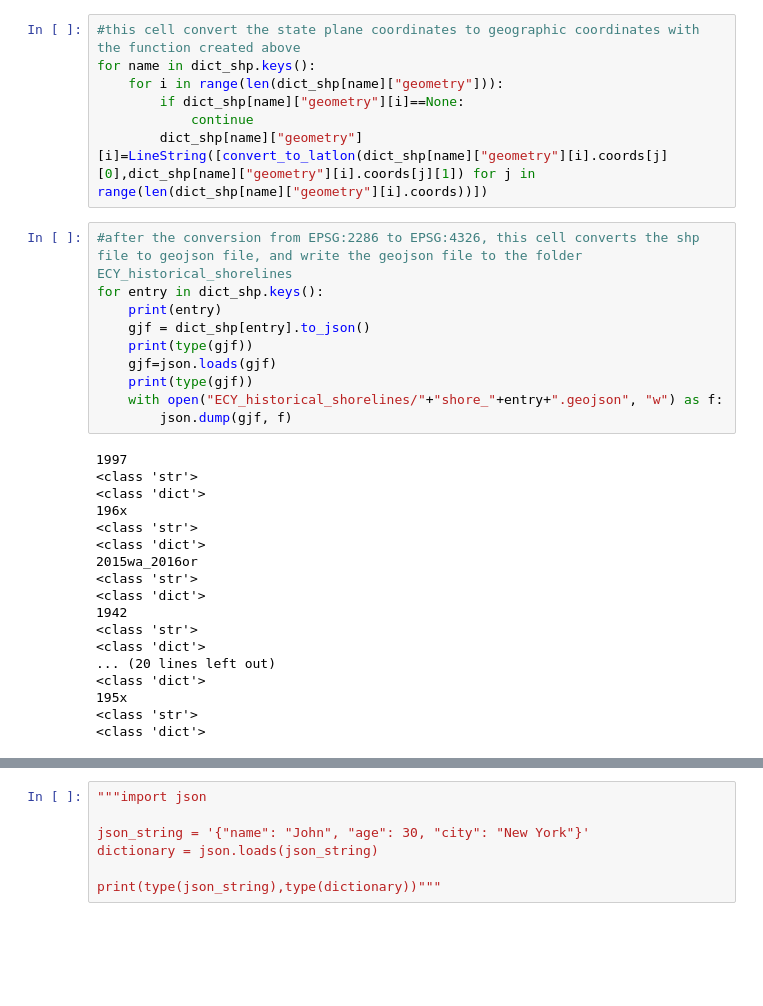
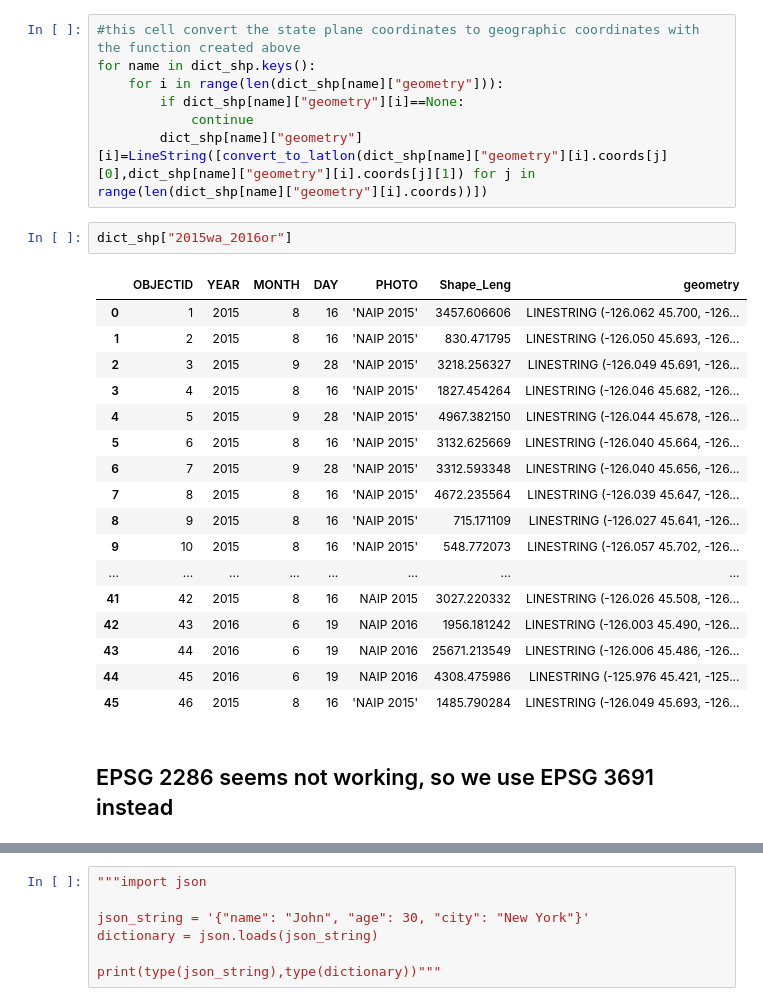
Before and after one commit to JerryLiu-96/Grays_Harbor_Storymap, a Jupyter notebook: assets/shp_to_geojson.ipynb, the cells around one changed output, grey strips where cells are left out. Drawn from its saved outputs; the diff is of its cells as text; blank space fills up the shorter version.

```diff
--- a/assets/shp_to_geojson.ipynb
+++ b/assets/shp_to_geojson.ipynb
@@ -71,31 +101,25 @@ for name in dict_shp.keys():
         if dict_shp[name]["geometry"][i]==None:
             continue
         dict_shp[name]["geometry"][i]=LineString([convert_to_latlon(dict_shp[name]["geometry"][i].coords[j][0],dict_shp[name]["geometry"][i].coords[j][1]) for j in range(len(dict_shp[name]["geometry"][i].coords))])
-# %%
-#after the conversion from EPSG:2286 to EPSG:4326, this cell converts the shp file to geojson file, and write the geojson file to the folder ECY_historical_shorelines
-for entry in dict_shp.keys():
-    print(entry)
-    gjf = dict_shp[entry].to_json()
-    print(type(gjf))
-    gjf=json.loads(gjf)
-    print(type(gjf))
-    with open("ECY_historical_shorelines/"+"shore_"+entry+".geojson", "w") as f:
-        json.dump(gjf, f)
-# %% [output]
-1997
-<class 'str'>
-<class 'dict'>
-196x
-<class 'str'>
-<class 'dict'>
-2015wa_2016or
-<class 'str'>
-<class 'dict'>
-1942
-<class 'str'>
-<class 'dict'>
-... (20 lines left out)
-<class 'dict'>
-195x
-<class 'str'>
-<class 'dict'>
+# %%
+dict_shp["2015wa_2016or"]
+# %% [output]
+|  | OBJECTID | YEAR | MONTH | DAY | PHOTO | Shape_Leng | geometry |
+| 0 | 1 | 2015 | 8 | 16 | 'NAIP 2015' | 3457.606606 | LINESTRING (-126.062 45.700, -126... |
+| 1 | 2 | 2015 | 8 | 16 | 'NAIP 2015' | 830.471795 | LINESTRING (-126.050 45.693, -126... |
+| 2 | 3 | 2015 | 9 | 28 | 'NAIP 2015' | 3218.256327 | LINESTRING (-126.049 45.691, -126... |
+| 3 | 4 | 2015 | 8 | 16 | 'NAIP 2015' | 1827.454264 | LINESTRING (-126.046 45.682, -126... |
+| 4 | 5 | 2015 | 9 | 28 | 'NAIP 2015' | 4967.382150 | LINESTRING (-126.044 45.678, -126... |
+| 5 | 6 | 2015 | 8 | 16 | 'NAIP 2015' | 3132.625669 | LINESTRING (-126.040 45.664, -126... |
+| 6 | 7 | 2015 | 9 | 28 | 'NAIP 2015' | 3312.593348 | LINESTRING (-126.040 45.656, -126... |
+| 7 | 8 | 2015 | 8 | 16 | 'NAIP 2015' | 4672.235564 | LINESTRING (-126.039 45.647, -126... |
+| 8 | 9 | 2015 | 8 | 16 | 'NAIP 2015' | 715.171109 | LINESTRING (-126.027 45.641, -126... |
+| 9 | 10 | 2015 | 8 | 16 | 'NAIP 2015' | 548.772073 | LINESTRING (-126.057 45.702, -126... |
+| ... | ... | ... | ... | ... | ... | ... | ... |
+| 41 | 42 | 2015 | 8 | 16 | NAIP 2015 | 3027.220332 | LINESTRING (-126.026 45.508, -126... |
+| 42 | 43 | 2016 | 6 | 19 | NAIP 2016 | 1956.181242 | LINESTRING (-126.003 45.490, -126... |
+| 43 | 44 | 2016 | 6 | 19 | NAIP 2016 | 25671.213549 | LINESTRING (-126.006 45.486, -126... |
+| 44 | 45 | 2016 | 6 | 19 | NAIP 2016 | 4308.475986 | LINESTRING (-125.976 45.421, -125... |
+| 45 | 46 | 2015 | 8 | 16 | 'NAIP 2015' | 1485.790284 | LINESTRING (-126.049 45.693, -126... |
+# %% [markdown]
+## EPSG 2286 seems not working, so we use EPSG 3691 instead
```
Also changed, not shown: parts of 20 cells of this notebook, 18 other files.
